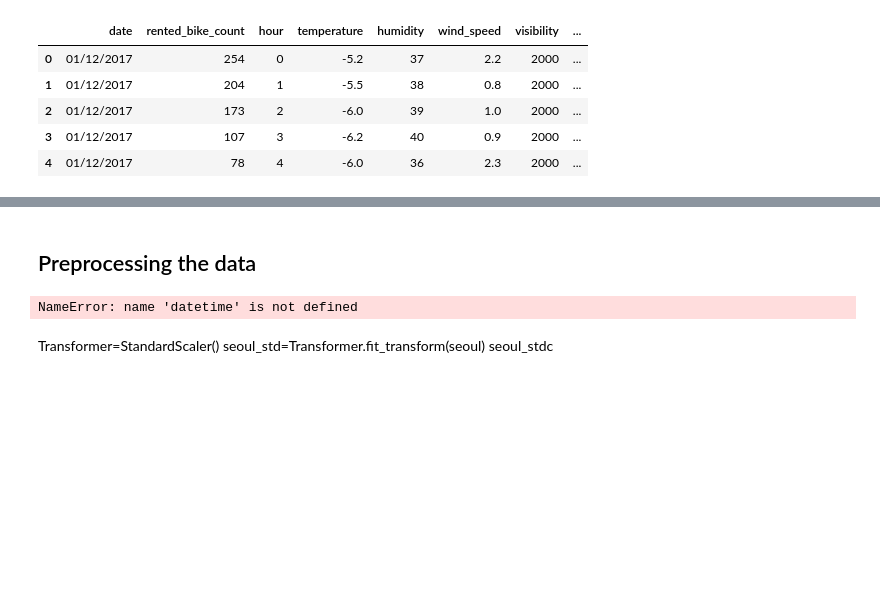
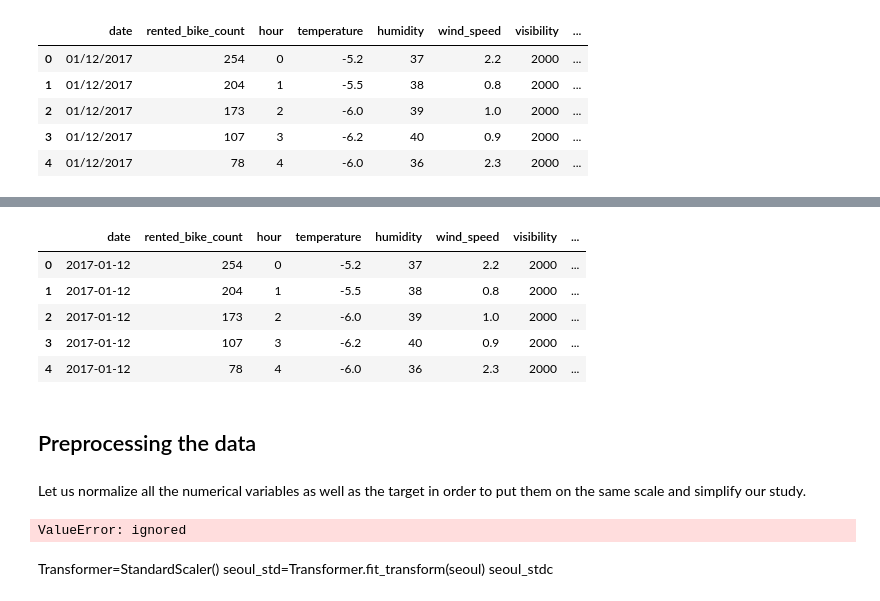
Before and after one commit to Wjnnje/Python_for_data_analysis, a Jupyter notebook: Projet_Final_Mathilde_SALAUN_Ines_PEREZ.ipynb, the cells around one changed output, grey strips where cells are left out. Saved outputs shown, nothing was run; the diff lists cells and outputs as text; code cells hidden in the pictures; blank space fills up the shorter version.

```diff
--- a/Projet_Final_Mathilde_SALAUN_Ines_PEREZ.ipynb
+++ b/Projet_Final_Mathilde_SALAUN_Ines_PEREZ.ipynb
@@ -60,7 +60,7 @@ Functional Day - NoFunc(Non Functional Hours), Fun(Functional hours)
 
 The target here is the number of rented bike. All the other columns will be studied as variables.
 # %%
-seoul=pd.read_csv("SeoulBikeData.csv", encoding='latin')
+seoul=pd.read_csv("sample_data/SeoulBikeData.csv", encoding='latin')
 seoul.head()
 # %% [output]
 |  | Date | Rented Bike Count | Hour | Temperature(°C) | Humidity(%) | Wind speed (m/s) | Visibility (10m) | ... |
@@ -140,9 +155,28 @@ ValueError: The truth value of a Series is ambiguous. Use a.empty, a.bool(), a.i
+# %%
+#seoul['year']=seoul.date.strftime('%Y-%m-%d').year
+#seoul['month']=seoul.date.strftime('%Y-%m-%d').month
+#seoul['day']=seoul.date.strftime('%Y-%m-%d').day
+seoul['day'] = seoul.date.dt.day
+seoul['month'] = seoul.date.dt.month
+seoul['year'] = seoul.date.dt.year
+seoul.head()
+# %% [output]
+|  | date | rented_bike_count | hour | temperature | humidity | wind_speed | visibility | ... |
+| 0 | 2017-01-12 | 254 | 0 | -5.2 | 37 | 2.2 | 2000 | ... |
+| 1 | 2017-01-12 | 204 | 1 | -5.5 | 38 | 0.8 | 2000 | ... |
+| 2 | 2017-01-12 | 173 | 2 | -6.0 | 39 | 1.0 | 2000 | ... |
+| 3 | 2017-01-12 | 107 | 3 | -6.2 | 40 | 0.9 | 2000 | ... |
+| 4 | 2017-01-12 | 78 | 4 | -6.0 | 36 | 2.3 | 2000 | ... |
 # %% [markdown]
 ## Preprocessing the data
+# %% [markdown]
+Let us normalize all the numerical variables as well as the target in order to put them on the same scale and simplify our study.
 # %%
-seoul.date=seoul.date.astype(datetime)
+seoul[['rented_bike_count',"temperature", "humidity", "wind_speed", "visibility", "dew_point_temperature", "solar_radiation", "rainfall"]]=pd.DataFrame(MinMaxScaler().fit_transform(seoul[['rented_bike_count',"temperature", "humidity", "wind_speed", "visibility", "dew_point_temperature", "solar_radiation", "rainfall"]].to_numpy()))
-# %% [output]
-NameError: name 'datetime' is not defined
+# %%
+seoul[['rented_bike_count',"temperature", "humidity", "wind_speed", "visibility", "dew_point_temperature", "solar_radiation", "rainfall"]]=pd.DataFrame(MinMaxScaler().fit_transform(seoul[['rented_bike_count',"temperature", "humidity", "wind_speed", "visibility", "dew_point_temperature", "solar_radiation", "rainfall"]].to_numpy()))
+# %% [output]
+ValueError: ignored
 # %% [markdown]
 Transformer=StandardScaler()
 seoul_std=Transformer.fit_transform(seoul)
```
Also changed, not shown: parts of 3 cells of this notebook.
